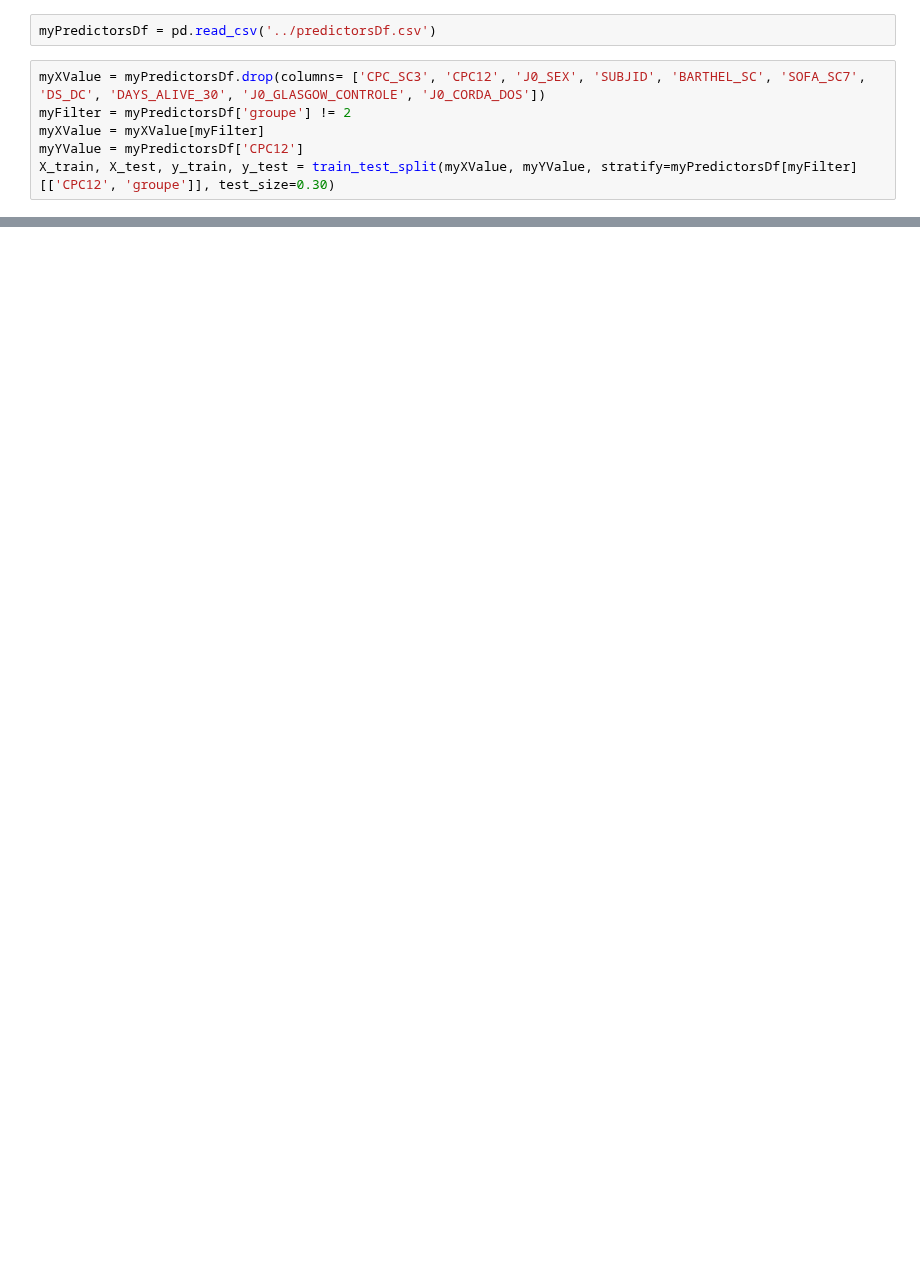
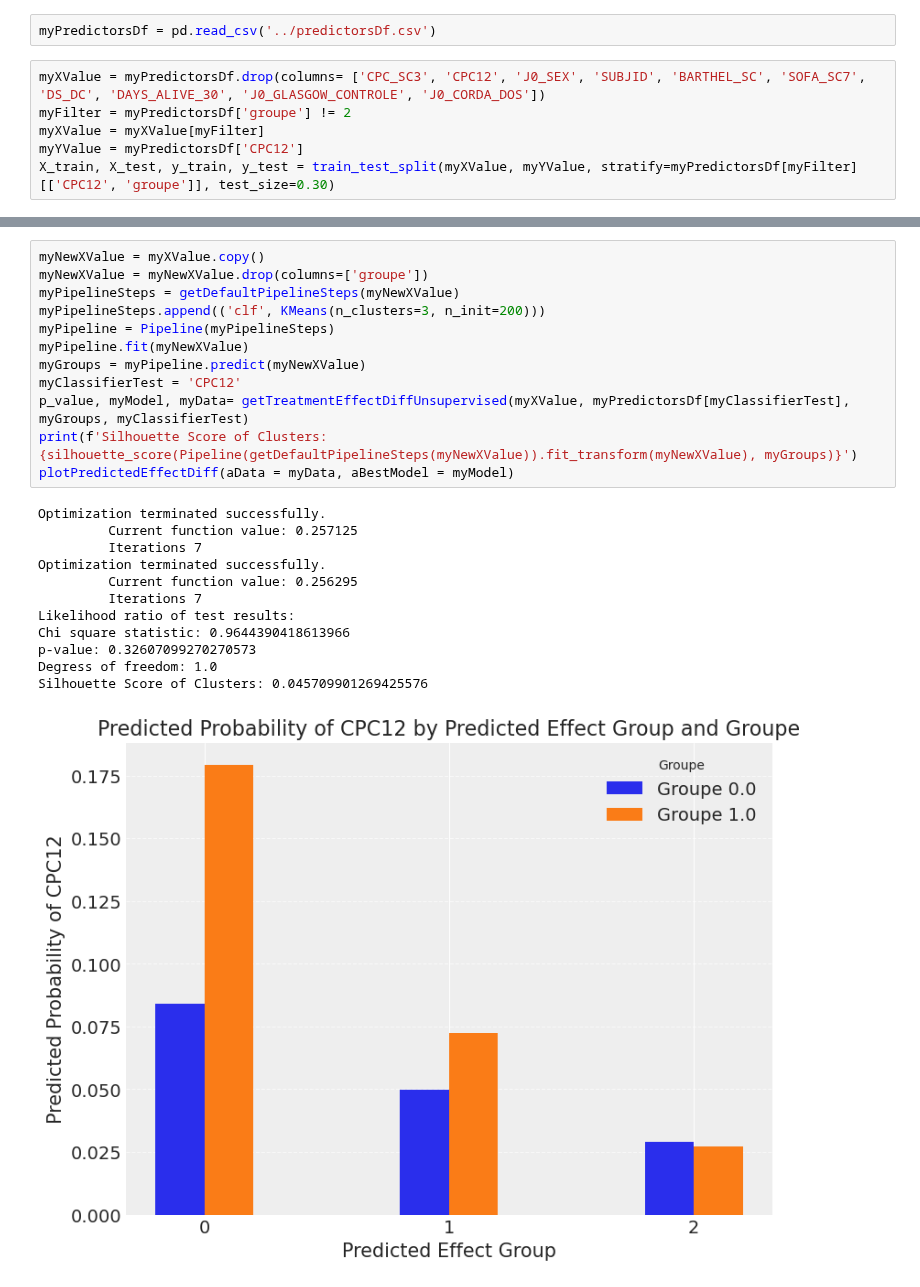
Before and after one commit to michelraskin/ttmhte, a Jupyter notebook: hyperionUnsupervised.ipynb, the cells around one changed output, grey strips where cells are left out. Drawn from its saved outputs; the diff is of its cells as text; blank space fills up the shorter version.

```diff
--- a/hyperionUnsupervised.ipynb
+++ b/hyperionUnsupervised.ipynb
@@ -301,0 +116,25 @@ Num Dropped Columns: 143
+# %%
+myNewXValue = myXValue.copy()
+myNewXValue = myNewXValue.drop(columns=['groupe'])
+myPipelineSteps = getDefaultPipelineSteps(myNewXValue)
+myPipelineSteps.append(('clf', KMeans(n_clusters=3, n_init=200)))
+myPipeline = Pipeline(myPipelineSteps)
+myPipeline.fit(myNewXValue)
+myGroups = myPipeline.predict(myNewXValue)
+myClassifierTest = 'CPC12'
+p_value, myModel, myData= getTreatmentEffectDiffUnsupervised(myXValue, myPredictorsDf[myClassifierTest], myGroups, myClassifierTest)
+print(f'Silhouette Score of Clusters: {silhouette_score(Pipeline(getDefaultPipelineSteps(myNewXValue)).fit_transform(myNewXValue), myGroups)}')
+plotPredictedEffectDiff(aData = myData, aBestModel = myModel)
+# %% [output]
+Optimization terminated successfully.
+         Current function value: 0.257125
+         Iterations 7
+Optimization terminated successfully.
+         Current function value: 0.256295
+         Iterations 7
+Likelihood ratio of test results:
+Chi square statistic: 0.9644390418613966
+p-value: 0.32607099270270573
+Degress of freedom: 1.0
+Silhouette Score of Clusters: 0.045709901269425576
+[figure, added]
```
Also changed, not shown: parts of 29 cells of this notebook, 2 other files.
